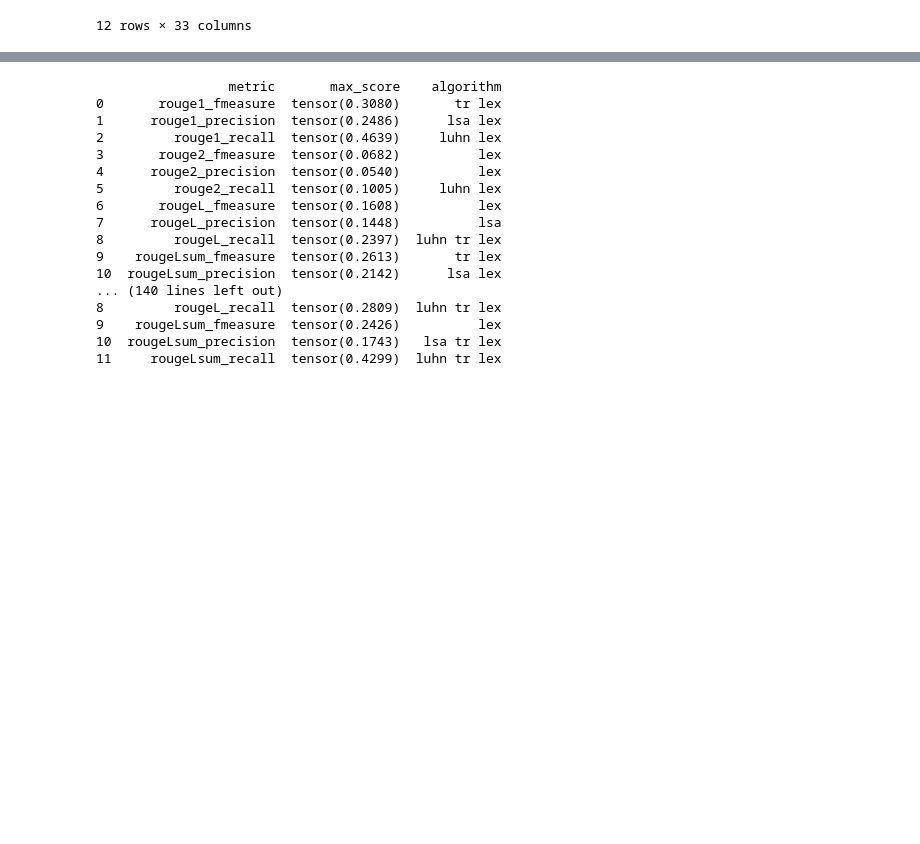
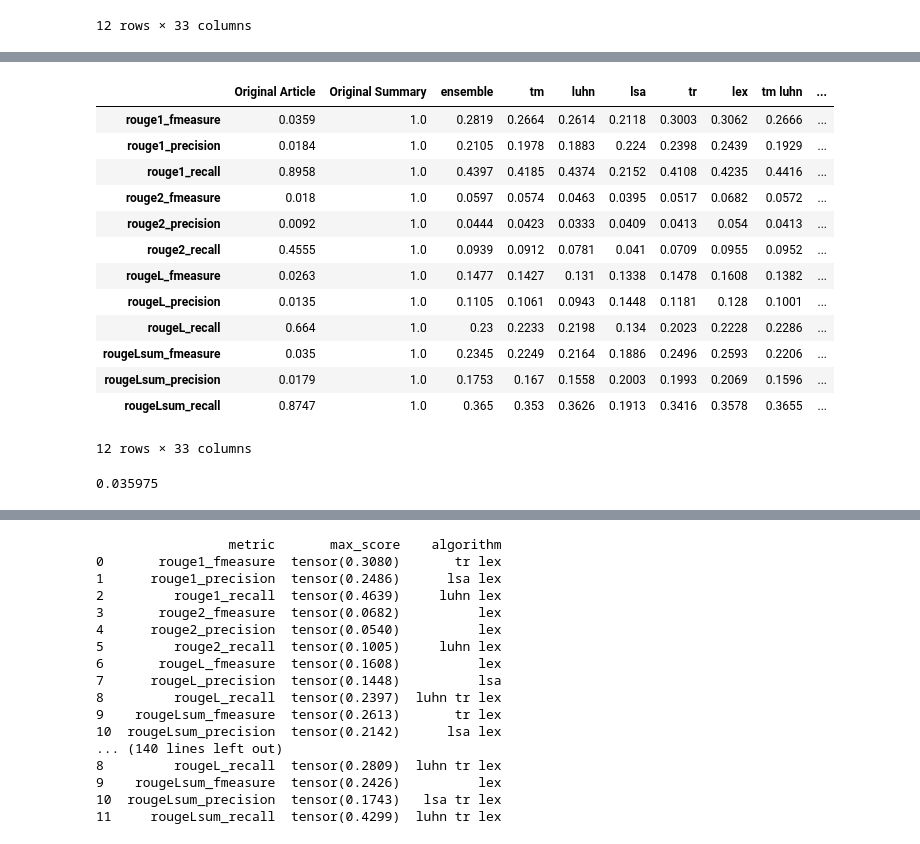
Before and after one commit to ZeyadMashhour/text_summarization, a Jupyter notebook: Demo.ipynb, the cells around one changed output, grey strips where cells are left out. Drawn from its saved outputs; the diff is of its cells as text; code cells hidden in the pictures; blank space fills up the shorter version.

```diff
--- a/Demo.ipynb
+++ b/Demo.ipynb
@@ -31,5 +34,11 @@ first_refrence_scores
+# %%
+def extracted_number(string_with_number):
+    if isinstance(string_with_number, str):
+        return ''.join(filter(lambda x: x.isdigit() or x == '.', string_with_number))
+    return string_with_number
 # %%
-df = pd.read_csv(f"{first_refrence_path}/{first_refrence_scores[0]}", index_col= 0)
+#{refrence_scores[refrence number[1-4]][summarize percen[5-6-7]]
+df = pd.read_csv(f"{refrence_path[0]}/{refrence_scores[0][0]}", index_col= 0)
 df.head(12)
 # %% [output]
 |  | Original Article | Original Summary | ensemble | tm | luhn | lsa | tr | lex | tm luhn | ... |
@@ -46,3 +55,14 @@ df.head(12)
 | rougeLsum_precision | tensor(0.0179) | tensor(1.) | tensor(0.1753) | tensor(0.1670) | tensor(0.1558) | tensor(0.2003) | tensor(0.1993) | tensor(0.2069) | tensor(0.1596) | ... |
 | rougeLsum_recall | tensor(0.8747) | tensor(1.) | tensor(0.3650) | tensor(0.3530) | tensor(0.3626) | tensor(0.1913) | tensor(0.3416) | tensor(0.3578) | tensor(0.3655) | ... |
 12 rows × 33 columns
+# %%
+def extracted_number_from_df(df):
+    for column_name in df:
+        for i,cell in enumerate(df[column_name]):
+            df[column_name][i] = float(extracted_number(cell))
+    return df
+# %%
+df_refrence_1 = extracted_number_from_df(pd.read_csv(f"{refrence_path[0]}/{refrence_scores[0][0]}", index_col= 0))
+df_refrence_2 = extracted_number_from_df(pd.read_csv(f"{refrence_path[1]}/{refrence_scores[0][0]}", index_col= 0))
+df_refrence_3 = extracted_number_from_df(pd.read_csv(f"{refrence_path[2]}/{refrence_scores[0][0]}", index_col= 0))
+df_refrence_4 = extracted_number_from_df(pd.read_csv(f"{refrence_path[3]}/{refrence_scores[0][0]}", index_col= 0))
@@ -48,0 +92,21 @@ df.head(12)
+# %%
+df_refrence_1
+# %% [output]
+|  | Original Article | Original Summary | ensemble | tm | luhn | lsa | tr | lex | tm luhn | ... |
+| rouge1_fmeasure | 0.0359 | 1.0 | 0.2819 | 0.2664 | 0.2614 | 0.2118 | 0.3003 | 0.3062 | 0.2666 | ... |
+| rouge1_precision | 0.0184 | 1.0 | 0.2105 | 0.1978 | 0.1883 | 0.224 | 0.2398 | 0.2439 | 0.1929 | ... |
+| rouge1_recall | 0.8958 | 1.0 | 0.4397 | 0.4185 | 0.4374 | 0.2152 | 0.4108 | 0.4235 | 0.4416 | ... |
+| rouge2_fmeasure | 0.018 | 1.0 | 0.0597 | 0.0574 | 0.0463 | 0.0395 | 0.0517 | 0.0682 | 0.0572 | ... |
+| rouge2_precision | 0.0092 | 1.0 | 0.0444 | 0.0423 | 0.0333 | 0.0409 | 0.0413 | 0.054 | 0.0413 | ... |
+| rouge2_recall | 0.4555 | 1.0 | 0.0939 | 0.0912 | 0.0781 | 0.041 | 0.0709 | 0.0955 | 0.0952 | ... |
+| rougeL_fmeasure | 0.0263 | 1.0 | 0.1477 | 0.1427 | 0.131 | 0.1338 | 0.1478 | 0.1608 | 0.1382 | ... |
+| rougeL_precision | 0.0135 | 1.0 | 0.1105 | 0.1061 | 0.0943 | 0.1448 | 0.1181 | 0.128 | 0.1001 | ... |
+| rougeL_recall | 0.664 | 1.0 | 0.23 | 0.2233 | 0.2198 | 0.134 | 0.2023 | 0.2228 | 0.2286 | ... |
+| rougeLsum_fmeasure | 0.035 | 1.0 | 0.2345 | 0.2249 | 0.2164 | 0.1886 | 0.2496 | 0.2593 | 0.2206 | ... |
+| rougeLsum_precision | 0.0179 | 1.0 | 0.1753 | 0.167 | 0.1558 | 0.2003 | 0.1993 | 0.2069 | 0.1596 | ... |
+| rougeLsum_recall | 0.8747 | 1.0 | 0.365 | 0.353 | 0.3626 | 0.1913 | 0.3416 | 0.3578 | 0.3655 | ... |
+12 rows × 33 columns
+# %%
+0.1439/4
+# %% [output]
+0.035975
```
Also changed, not shown: parts of 13 cells of this notebook, 40 other files.
